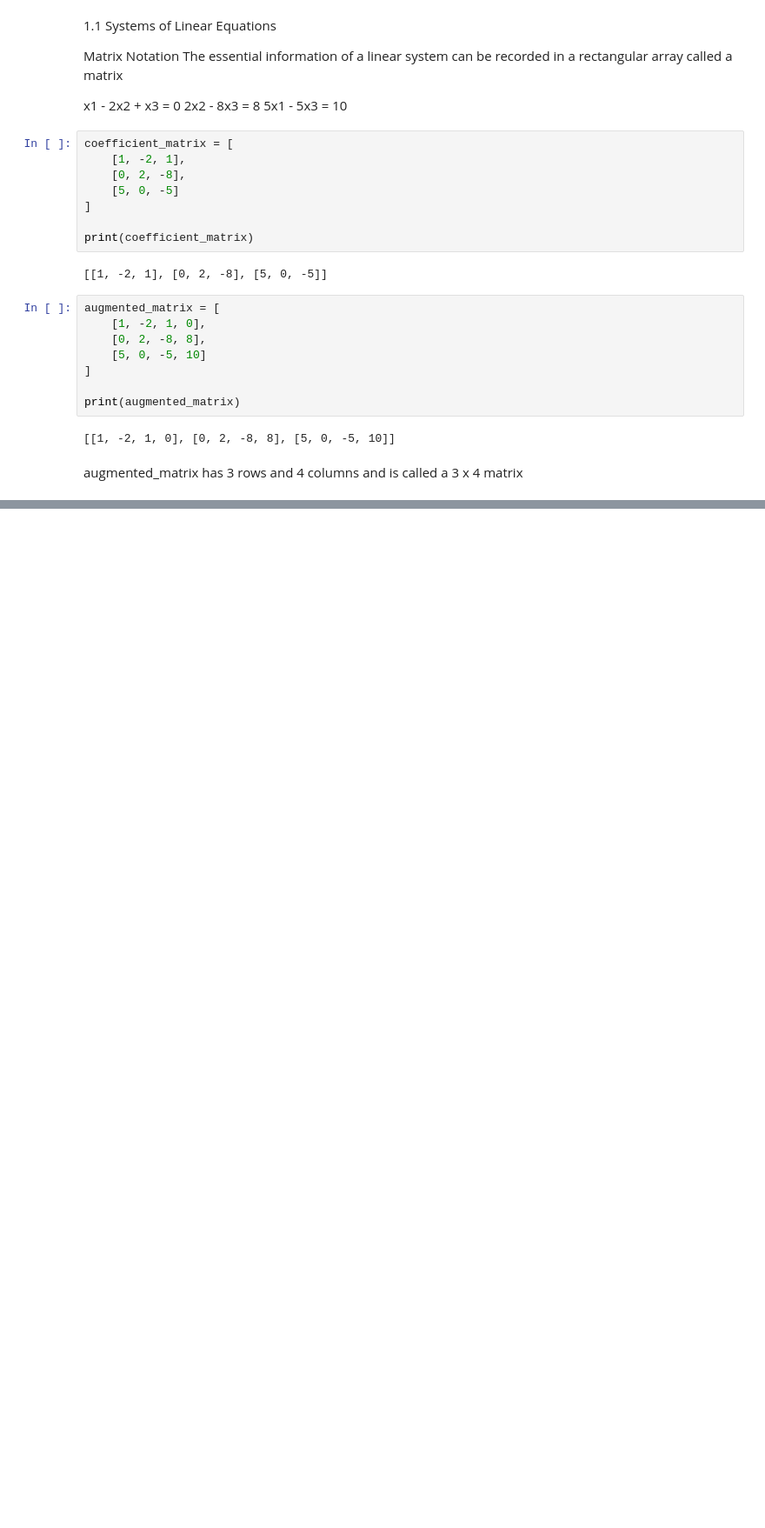
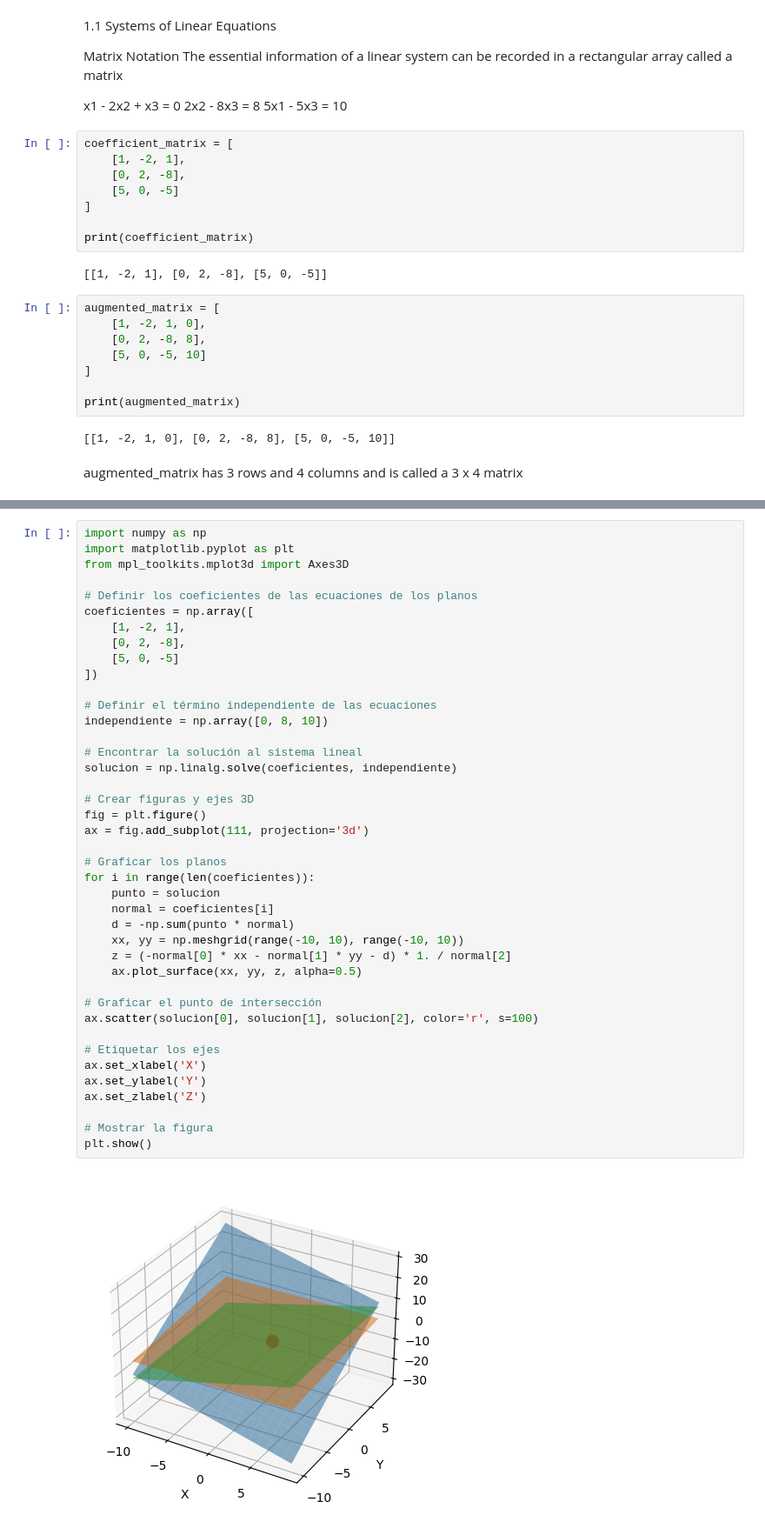
Before and after one commit to jmonaste/AI-Journey, a Jupyter notebook: 01-Fundamentals/01-Linear Algebra and its Applications/01-Linear-Equations-in-Linear-Algebra/01-linear-equations-in-linear-algebra.ipynb, the cells around one changed output, grey strips where cells are left out. Shown at 87% size. Cells and saved outputs as stored; diff of their text form; blank space fills up the shorter version.

```diff
--- a/01-Fundamentals/01-Linear Algebra and its Applications/01-Linear-Equations-in-Linear-Algebra/01-linear-equations-in-linear-algebra.ipynb
+++ b/01-Fundamentals/01-Linear Algebra and its Applications/01-Linear-Equations-in-Linear-Algebra/01-linear-equations-in-linear-algebra.ipynb
@@ -38,0 +65,43 @@ Solving a Linear System
+# %%
+import numpy as np
+import matplotlib.pyplot as plt
+from mpl_toolkits.mplot3d import Axes3D
+
+# Definir los coeficientes de las ecuaciones de los planos
+coeficientes = np.array([
+    [1, -2, 1],
+    [0, 2, -8],
+    [5, 0, -5]
+])
+
+# Definir el término independiente de las ecuaciones
+independiente = np.array([0, 8, 10])
+
+# Encontrar la solución al sistema lineal
+solucion = np.linalg.solve(coeficientes, independiente)
+
+# Crear figuras y ejes 3D
+fig = plt.figure()
+ax = fig.add_subplot(111, projection='3d')
+
+# Graficar los planos
+for i in range(len(coeficientes)):
+    punto = solucion
+    normal = coeficientes[i]
+    d = -np.sum(punto * normal)
+    xx, yy = np.meshgrid(range(-10, 10), range(-10, 10))
+    z = (-normal[0] * xx - normal[1] * yy - d) * 1. / normal[2]
+    ax.plot_surface(xx, yy, z, alpha=0.5)
+
+# Graficar el punto de intersección
+ax.scatter(solucion[0], solucion[1], solucion[2], color='r', s=100)
+
+# Etiquetar los ejes
+ax.set_xlabel('X')
+ax.set_ylabel('Y')
+ax.set_zlabel('Z')
+
+# Mostrar la figura
+plt.show()
+# %% [output]
+[figure, added]
```
Also changed, not shown: parts of 6 cells of this notebook.
